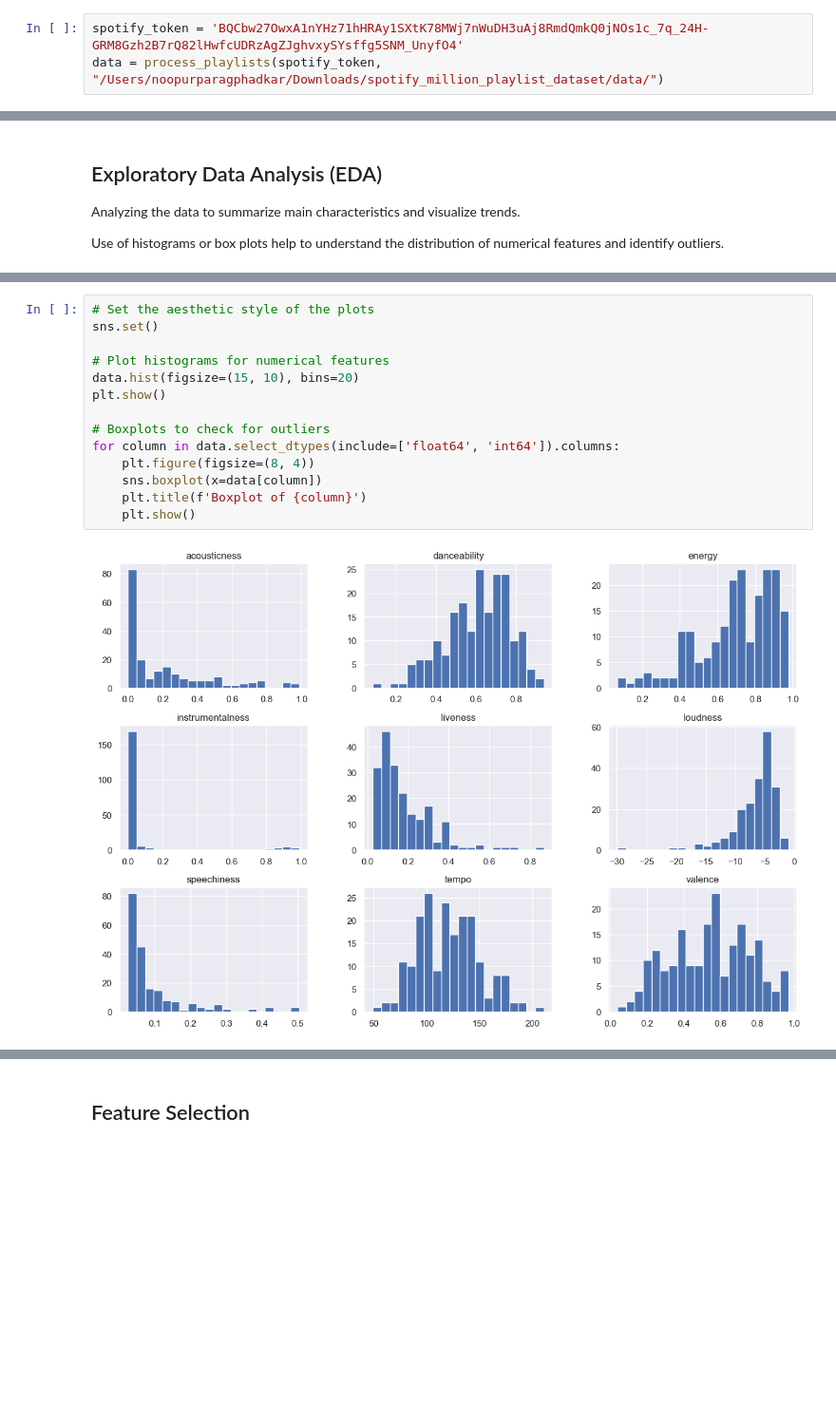
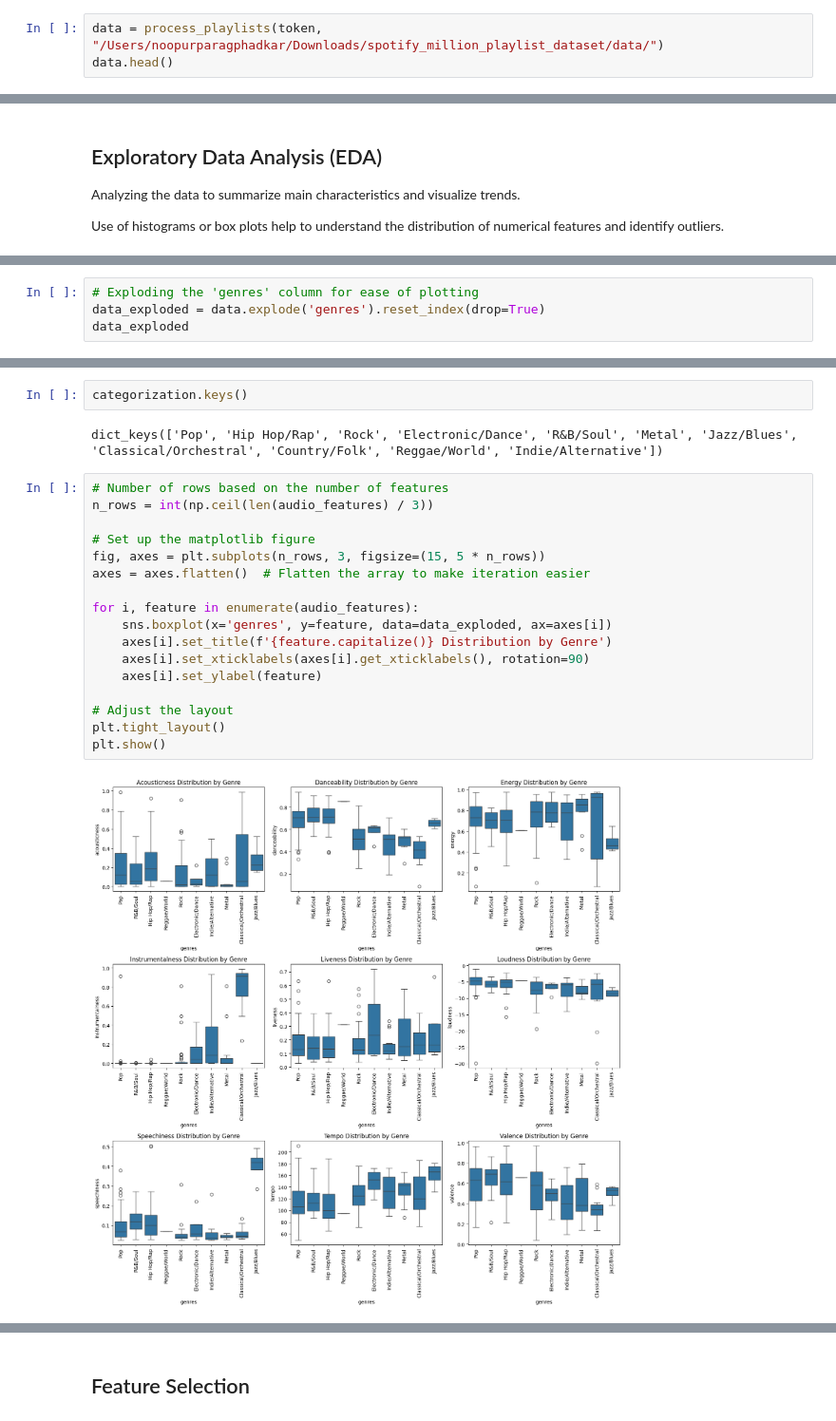
Before and after one commit to noopur-phadkar/TuneTrend---Decade-Century-Song-Classification, a Jupyter notebook: main.ipynb, the cells around one changed output, grey strips where cells are left out. Shown at 95% size. Saved outputs shown, nothing was run; the diff lists cells and outputs as text; blank space fills up the shorter version.

Commit message:
Recategorinzing labels to improve model performance and adding more EDA to understand the correlation and patterns in the new genres.

```diff
--- a/main.ipynb
+++ b/main.ipynb
@@ -162,5 +171,5 @@ def process_playlists(spotify_token, path, max_songs=200):
                         break
     return pd.DataFrame(data)
 # %%
-spotify_token = 'BQCbw27OwxA1nYHz71hHRAy1SXtK78MWj7nWuDH3uAj8RmdQmkQ0jNOs1c_7q_24H-GRM8Gzh2B7rQ82lHwfcUDRzAgZJghvxySYsffg5SNM_UnyfO4'
-data = process_playlists(spotify_token, "/Users/noopurparagphadkar/Downloads/spotify_million_playlist_dataset/data/")
+data = process_playlists(token, "/Users/noopurparagphadkar/Downloads/spotify_million_playlist_dataset/data/")
+data.head()
@@ -272,0 +493,4 @@ Use of histograms or box plots help to understand the distribution of numerical
+# %%
+# Exploding the 'genres' column for ease of plotting
+data_exploded = data.explode('genres').reset_index(drop=True)
+data_exploded
@@ -273,16 +511,23 @@ Use of histograms or box plots help to understand the distribution of numerical
+# %%
+categorization.keys()
+# %% [output]
+dict_keys(['Pop', 'Hip Hop/Rap', 'Rock', 'Electronic/Dance', 'R&B/Soul', 'Metal', 'Jazz/Blues', 'Classical/Orchestral', 'Country/Folk', 'Reggae/World', 'Indie/Alternative'])
 # %%
-# Set the aesthetic style of the plots
-sns.set()
+# Number of rows based on the number of features
+n_rows = int(np.ceil(len(audio_features) / 3))
 
-# Plot histograms for numerical features
-data.hist(figsize=(15, 10), bins=20)
+# Set up the matplotlib figure
+fig, axes = plt.subplots(n_rows, 3, figsize=(15, 5 * n_rows))
+axes = axes.flatten()  # Flatten the array to make iteration easier
+
+for i, feature in enumerate(audio_features):
+    sns.boxplot(x='genres', y=feature, data=data_exploded, ax=axes[i])
+    axes[i].set_title(f'{feature.capitalize()} Distribution by Genre')
+    axes[i].set_xticklabels(axes[i].get_xticklabels(), rotation=90)
+    axes[i].set_ylabel(feature)
+
+# Adjust the layout
+plt.tight_layout()
 plt.show()
-
-# Boxplots to check for outliers
-for column in data.select_dtypes(include=['float64', 'int64']).columns:
-    plt.figure(figsize=(8, 4))
-    sns.boxplot(x=data[column])
-    plt.title(f'Boxplot of {column}')
-    plt.show()
 # %% [output]
-[figure, old version]
+[figure, new version]
```
Also changed, not shown: parts of 29 cells of this notebook.
